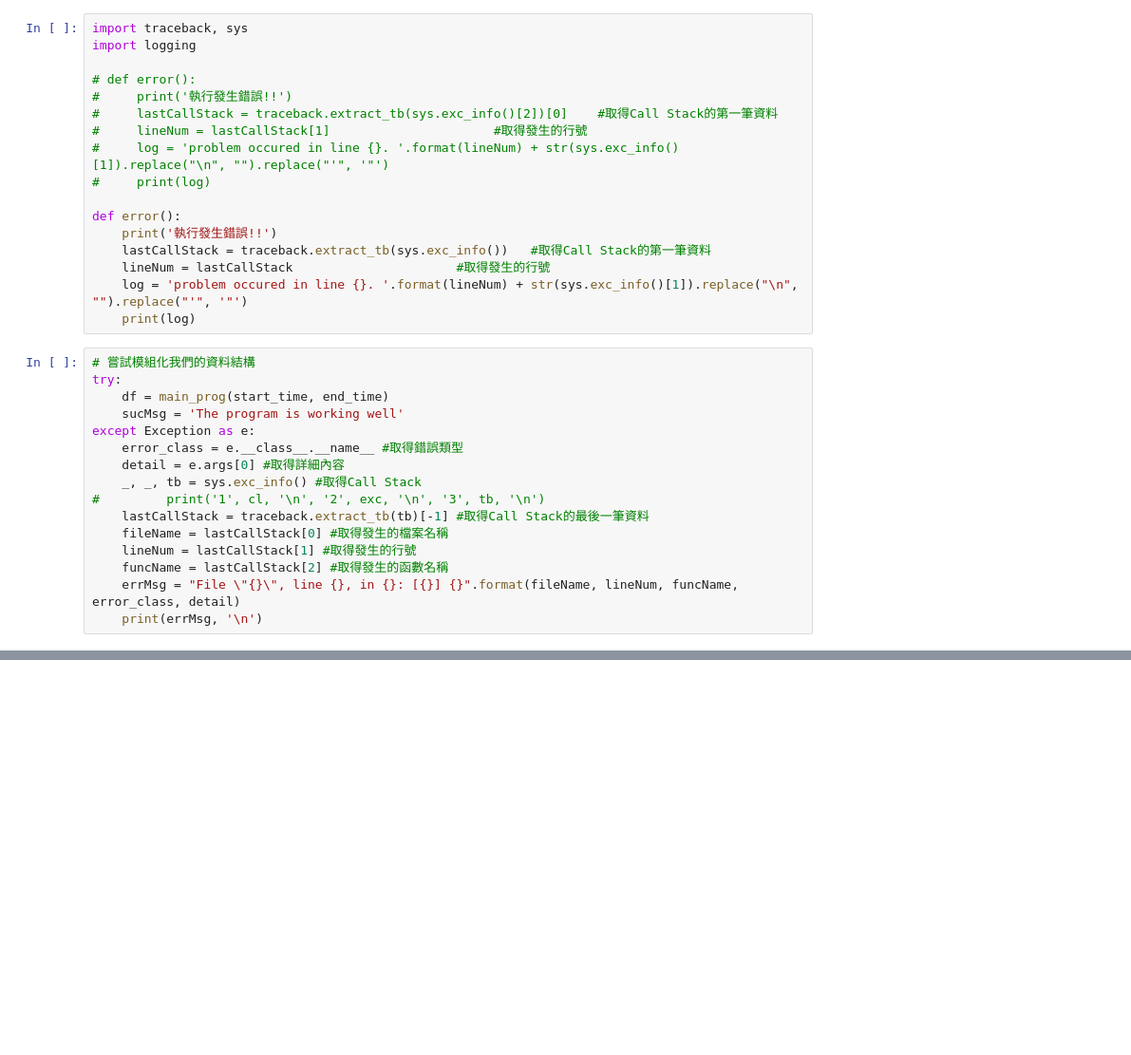
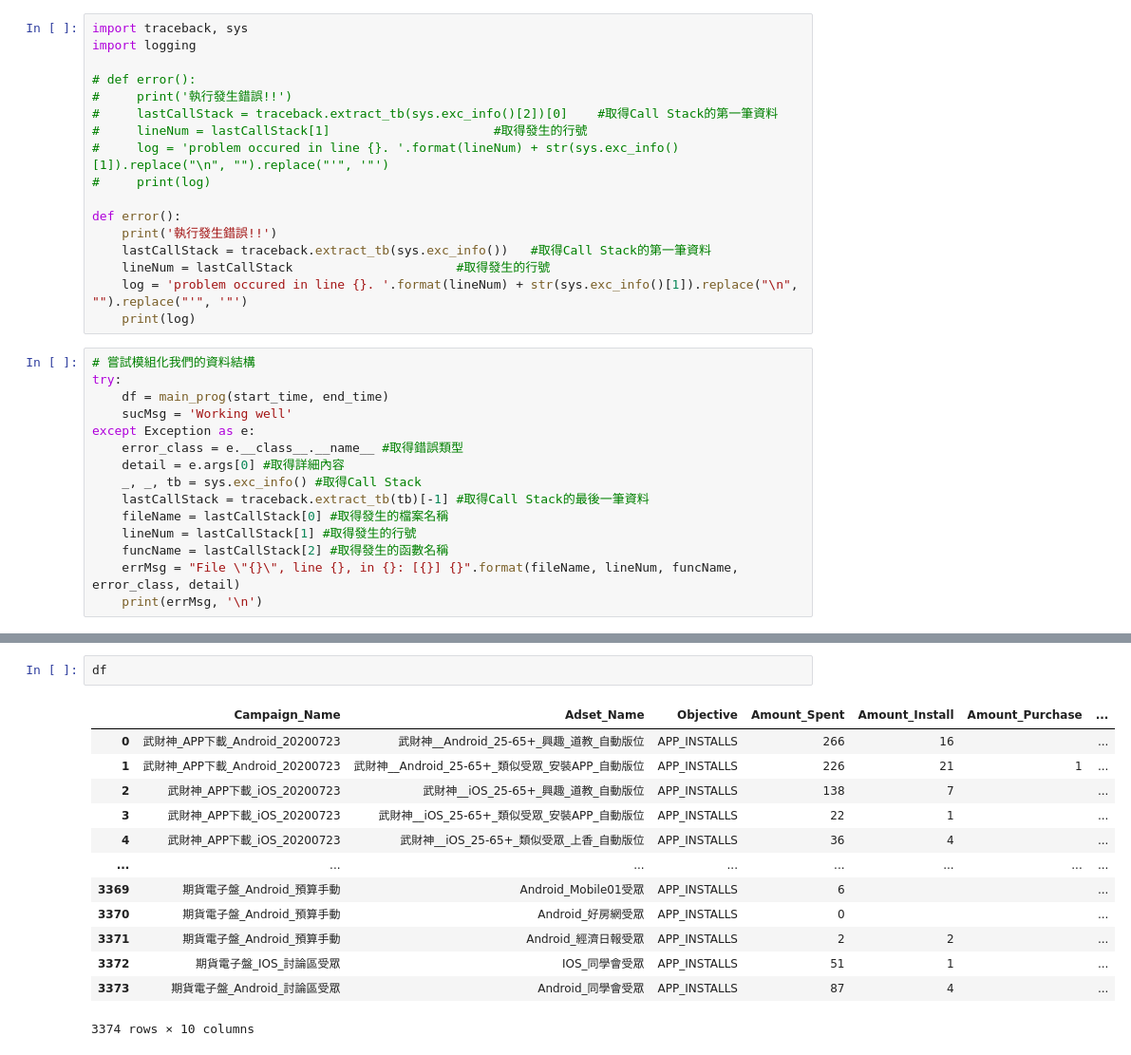
Before and after one commit to EthanZhuang/FB_Ads_Marketing_Data_Analysis, a Jupyter notebook: Object-Oriented Program.ipynb, the cells around one changed output, grey strips where cells are left out. Shown at 95% size. Drawn from its saved outputs; the diff is of its cells as text; blank space fills up the shorter version.

```diff
--- a/Object-Oriented Program.ipynb
+++ b/Object-Oriented Program.ipynb
@@ -854,12 +850,11 @@ def error():
 # 嘗試模組化我們的資料結構
 try:
     df = main_prog(start_time, end_time)
-    sucMsg = 'The program is working well'
+    sucMsg = 'Working well'
 except Exception as e:
     error_class = e.__class__.__name__ #取得錯誤類型
     detail = e.args[0] #取得詳細內容
     _, _, tb = sys.exc_info() #取得Call Stack
-#         print('1', cl, '\n', '2', exc, '\n', '3', tb, '\n')
     lastCallStack = traceback.extract_tb(tb)[-1] #取得Call Stack的最後一筆資料
     fileName = lastCallStack[0] #取得發生的檔案名稱
     lineNum = lastCallStack[1] #取得發生的行號
@@ -889,0 +922,16 @@ logging.error(sucMsg)
+# %%
+df
+# %% [output]
+|  | Campaign_Name | Adset_Name | Objective | Amount_Spent | Amount_Install | Amount_Purchase | ... |
+| 0 | 武財神_APP下載_Android_20200723 | 武財神__Android_25-65+_興趣_道教_自動版位 | APP_INSTALLS | 266 | 16 |  | ... |
+| 1 | 武財神_APP下載_Android_20200723 | 武財神__Android_25-65+_類似受眾_安裝APP_自動版位 | APP_INSTALLS | 226 | 21 | 1 | ... |
+| 2 | 武財神_APP下載_iOS_20200723 | 武財神__iOS_25-65+_興趣_道教_自動版位 | APP_INSTALLS | 138 | 7 |  | ... |
+| 3 | 武財神_APP下載_iOS_20200723 | 武財神__iOS_25-65+_類似受眾_安裝APP_自動版位 | APP_INSTALLS | 22 | 1 |  | ... |
+| 4 | 武財神_APP下載_iOS_20200723 | 武財神__iOS_25-65+_類似受眾_上香_自動版位 | APP_INSTALLS | 36 | 4 |  | ... |
+| ... | ... | ... | ... | ... | ... | ... | ... |
+| 3369 | 期貨電子盤_Android_預算手動 | Android_Mobile01受眾 | APP_INSTALLS | 6 |  |  | ... |
+| 3370 | 期貨電子盤_Android_預算手動 | Android_好房網受眾 | APP_INSTALLS | 0 |  |  | ... |
+| 3371 | 期貨電子盤_Android_預算手動 | Android_經濟日報受眾 | APP_INSTALLS | 2 | 2 |  | ... |
+| 3372 | 期貨電子盤_IOS_討論區受眾 | IOS_同學會受眾 | APP_INSTALLS | 51 | 1 |  | ... |
+| 3373 | 期貨電子盤_Android_討論區受眾 | Android_同學會受眾 | APP_INSTALLS | 87 | 4 |  | ... |
+3374 rows × 10 columns
```
Also changed, not shown: parts of 15 cells of this notebook, 10 other files.
